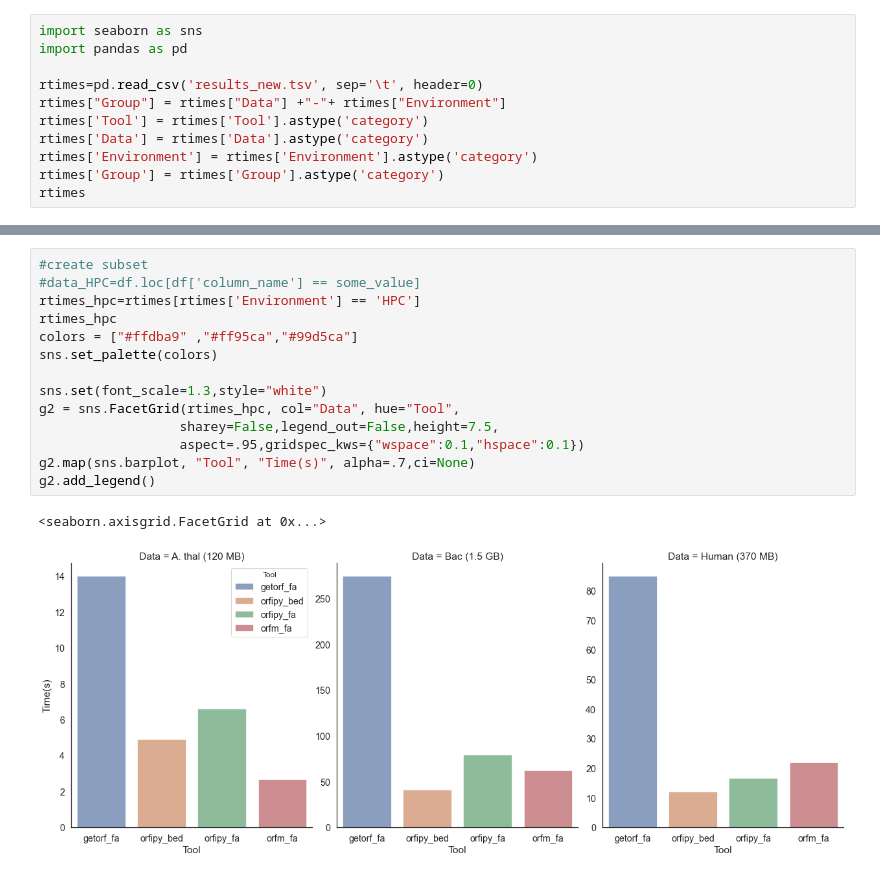
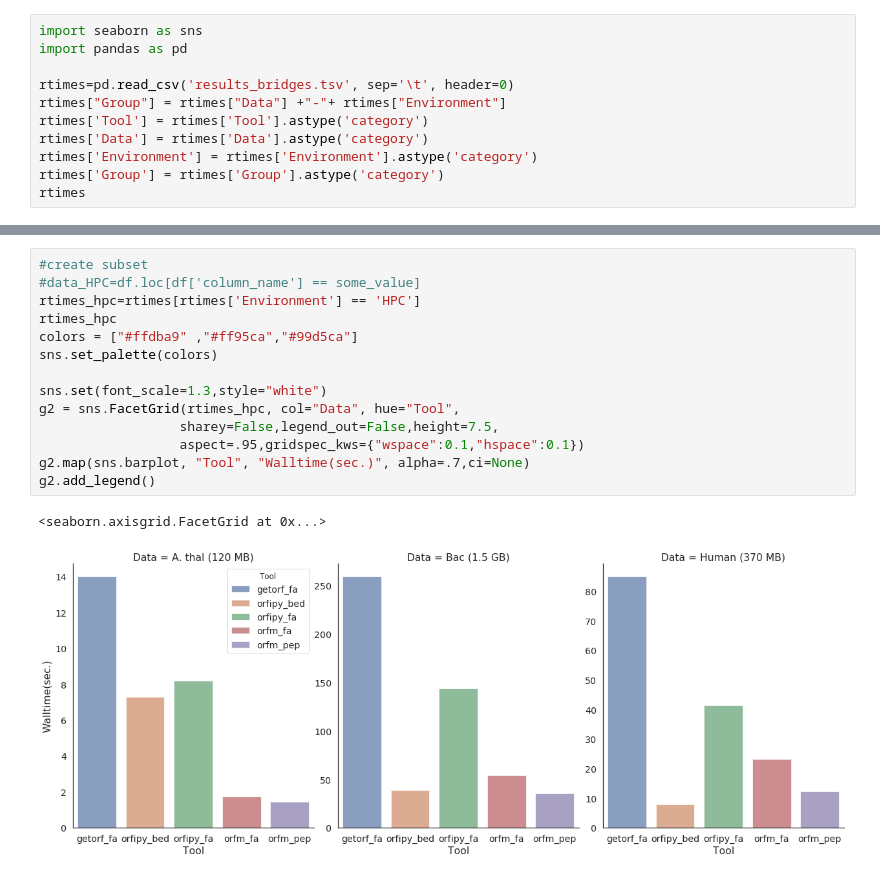
Before and after one commit to urmi-21/orfipy, a Jupyter notebook: scripts/makeplot.ipynb, the cells around one changed output, grey strips where cells are left out. Cells and saved outputs as stored; diff of their text form.

```diff
--- a/scripts/makeplot.ipynb
+++ b/scripts/makeplot.ipynb
@@ -2,7 +2,7 @@
 import seaborn as sns
 import pandas as pd
 
-rtimes=pd.read_csv('results_new.tsv', sep='\t', header=0)
+rtimes=pd.read_csv('results_bridges.tsv', sep='\t', header=0)
 rtimes["Group"] = rtimes["Data"] +"-"+ rtimes["Environment"]
 rtimes['Tool'] = rtimes['Tool'].astype('category')
 rtimes['Data'] = rtimes['Data'].astype('category')
@@ -59,17 +60,17 @@ Text(0.5, 0, '')
 # %%
 #create subset
 #data_HPC=df.loc[df['column_name'] == some_value]
 rtimes_hpc=rtimes[rtimes['Environment'] == 'HPC']
 rtimes_hpc
 colors = ["#ffdba9" ,"#ff95ca","#99d5ca"]
 sns.set_palette(colors)
 
 sns.set(font_scale=1.3,style="white")
 g2 = sns.FacetGrid(rtimes_hpc, col="Data", hue="Tool",
                   sharey=False,legend_out=False,height=7.5,
                   aspect=.95,gridspec_kws={"wspace":0.1,"hspace":0.1})
-g2.map(sns.barplot, "Tool", "Time(s)", alpha=.7,ci=None)
+g2.map(sns.barplot, "Tool", "Walltime(sec.)", alpha=.7,ci=None)
 g2.add_legend()
 # %% [output]
 <seaborn.axisgrid.FacetGrid at 0x...>
-[figure, old version]
+[figure, new version]
```
Also changed, not shown: parts of 2 cells of this notebook, 6 other files.
